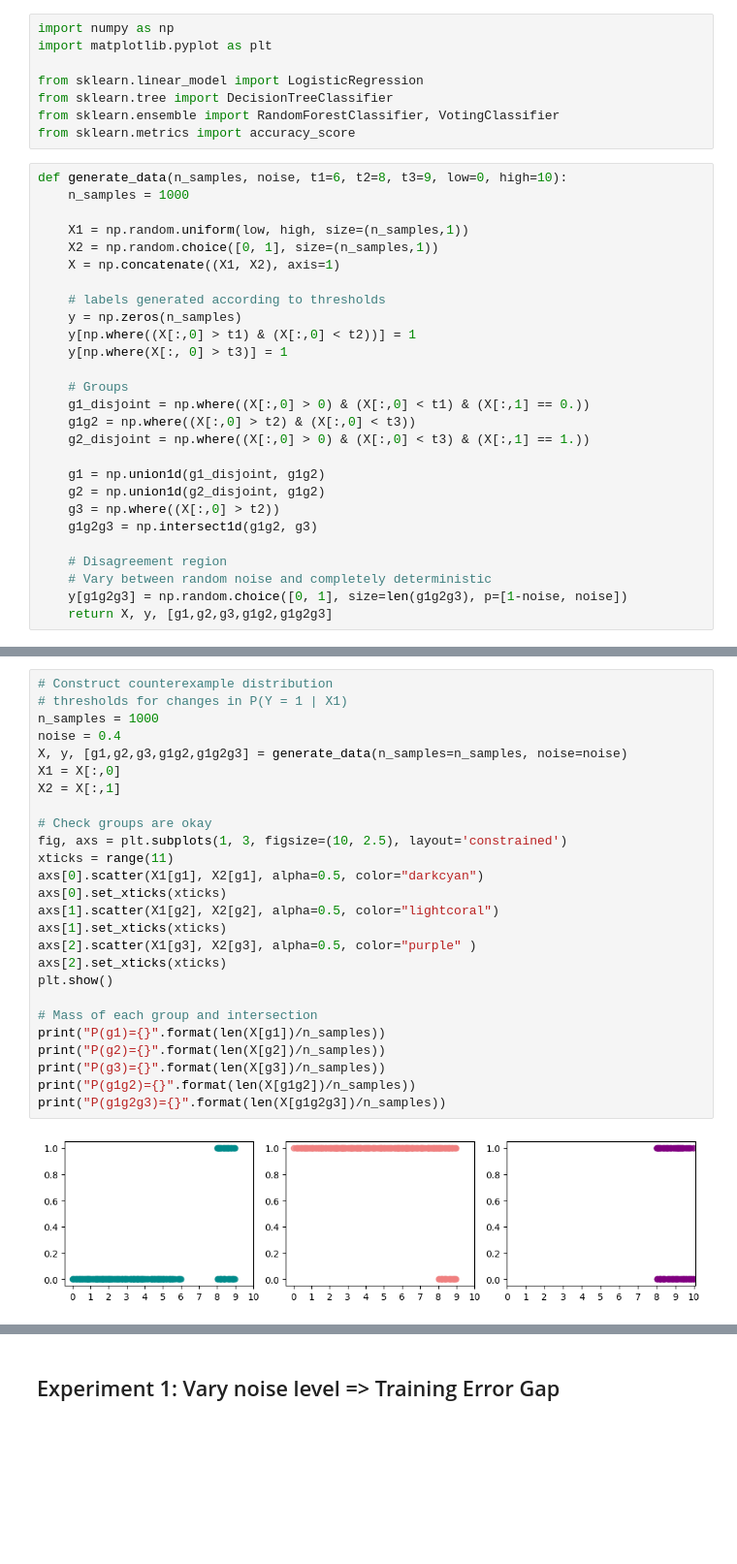
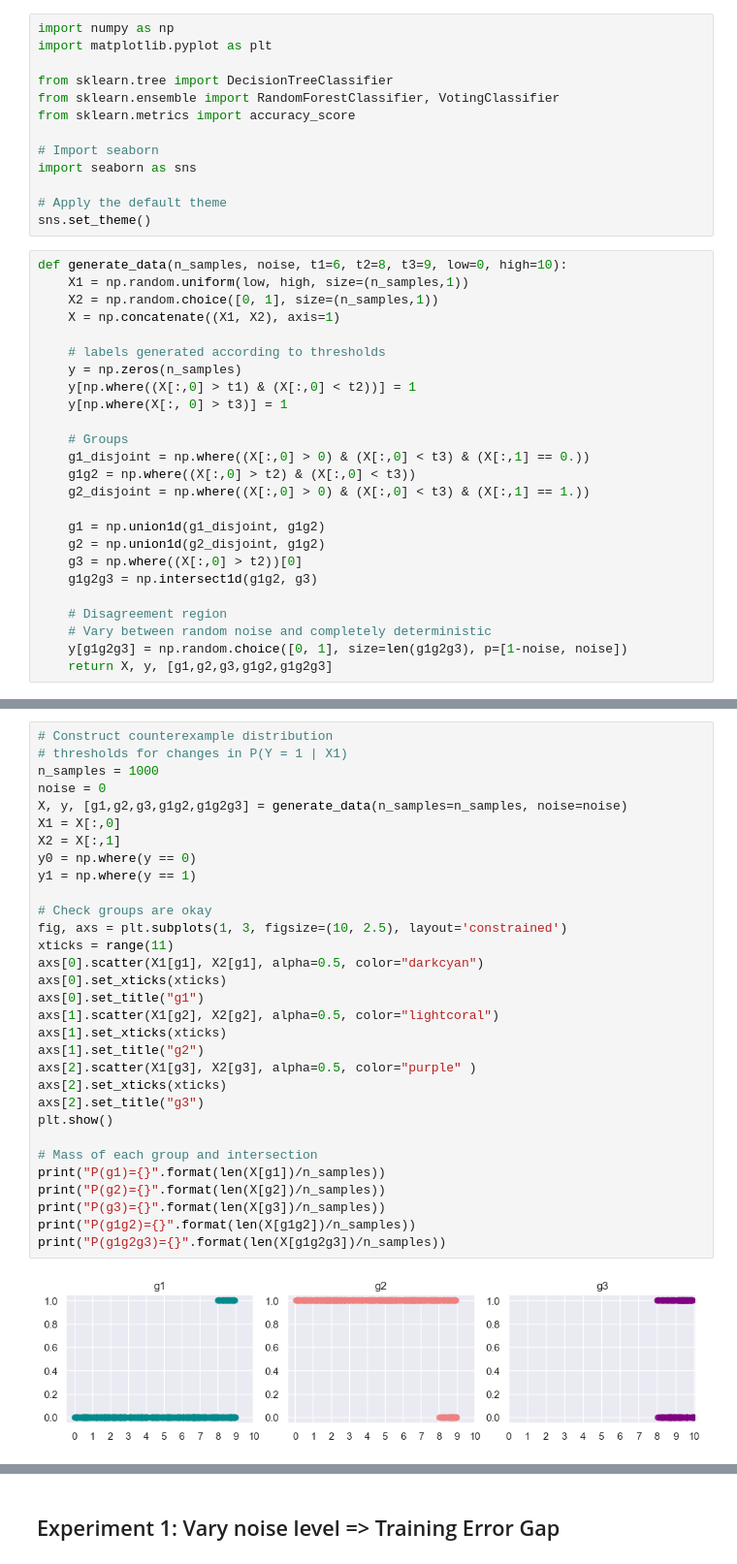
Before and after one commit to samuel-deng/tree_robust, a Jupyter notebook: experiments_synthetic_counterexample.ipynb, the cells around one changed output, grey strips where cells are left out. Shown at 97% size. Cells and saved outputs as stored; diff of their text form; blank space fills up the shorter version.

```diff
--- a/experiments_synthetic_counterexample.ipynb
+++ b/experiments_synthetic_counterexample.ipynb
@@ -2,14 +2,17 @@
 import numpy as np
 import matplotlib.pyplot as plt
 
-from sklearn.linear_model import LogisticRegression
 from sklearn.tree import DecisionTreeClassifier
 from sklearn.ensemble import RandomForestClassifier, VotingClassifier
 from sklearn.metrics import accuracy_score
+
+# Import seaborn
+import seaborn as sns
+
+# Apply the default theme
+sns.set_theme()
 # %%
 def generate_data(n_samples, noise, t1=6, t2=8, t3=9, low=0, high=10):
-    n_samples = 1000
-
     X1 = np.random.uniform(low, high, size=(n_samples,1))
     X2 = np.random.choice([0, 1], size=(n_samples,1))
     X = np.concatenate((X1, X2), axis=1)
@@ -20,13 +23,13 @@ def generate_data(n_samples, noise, t1=6, t2=8, t3=9, low=0, high=10):
     y[np.where(X[:, 0] > t3)] = 1
 
     # Groups
-    g1_disjoint = np.where((X[:,0] > 0) & (X[:,0] < t1) & (X[:,1] == 0.))
+    g1_disjoint = np.where((X[:,0] > 0) & (X[:,0] < t3) & (X[:,1] == 0.))
     g1g2 = np.where((X[:,0] > t2) & (X[:,0] < t3))
     g2_disjoint = np.where((X[:,0] > 0) & (X[:,0] < t3) & (X[:,1] == 1.))
 
     g1 = np.union1d(g1_disjoint, g1g2)
     g2 = np.union1d(g2_disjoint, g1g2)
-    g3 = np.where((X[:,0] > t2))
+    g3 = np.where((X[:,0] > t2))[0]
     g1g2g3 = np.intersect1d(g1g2, g3)
 
     # Disagreement region
@@ -38,28 +42,33 @@ def generate_data(n_samples, noise, t1=6, t2=8, t3=9, low=0, high=10):
 # %%
 # Construct counterexample distribution
 # thresholds for changes in P(Y = 1 | X1)
 n_samples = 1000
-noise = 0.4
+noise = 0
 X, y, [g1,g2,g3,g1g2,g1g2g3] = generate_data(n_samples=n_samples, noise=noise)
 X1 = X[:,0]
 X2 = X[:,1]
+y0 = np.where(y == 0)
+y1 = np.where(y == 1)
 
 # Check groups are okay
 fig, axs = plt.subplots(1, 3, figsize=(10, 2.5), layout='constrained')
 xticks = range(11)
 axs[0].scatter(X1[g1], X2[g1], alpha=0.5, color="darkcyan")
 axs[0].set_xticks(xticks)
+axs[0].set_title("g1")
 axs[1].scatter(X1[g2], X2[g2], alpha=0.5, color="lightcoral")
 axs[1].set_xticks(xticks)
+axs[1].set_title("g2")
 axs[2].scatter(X1[g3], X2[g3], alpha=0.5, color="purple" )
 axs[2].set_xticks(xticks)
+axs[2].set_title("g3")
 plt.show()
 
 # Mass of each group and intersection
 print("P(g1)={}".format(len(X[g1])/n_samples))
 print("P(g2)={}".format(len(X[g2])/n_samples))
 print("P(g3)={}".format(len(X[g3])/n_samples))
 print("P(g1g2)={}".format(len(X[g1g2])/n_samples))
 print("P(g1g2g3)={}".format(len(X[g1g2g3])/n_samples))
 # %% [output]
-[figure, old version]
+[figure, new version]
```
Also changed, not shown: parts of 18 cells of this notebook.
